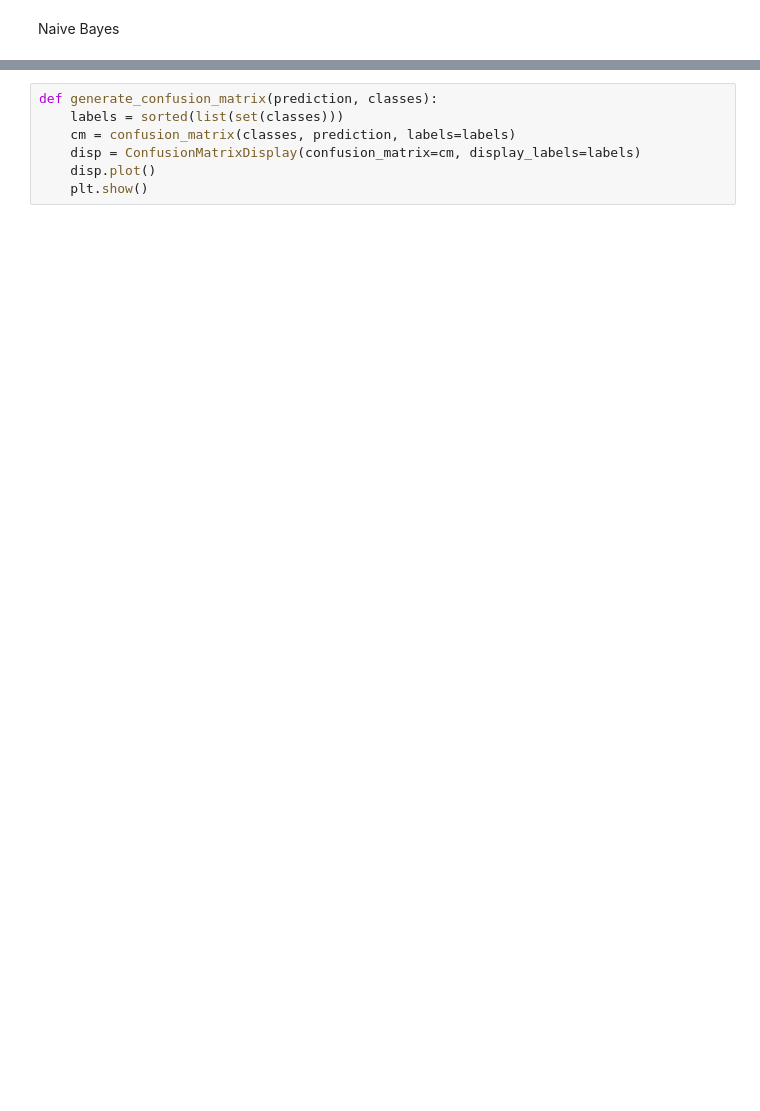
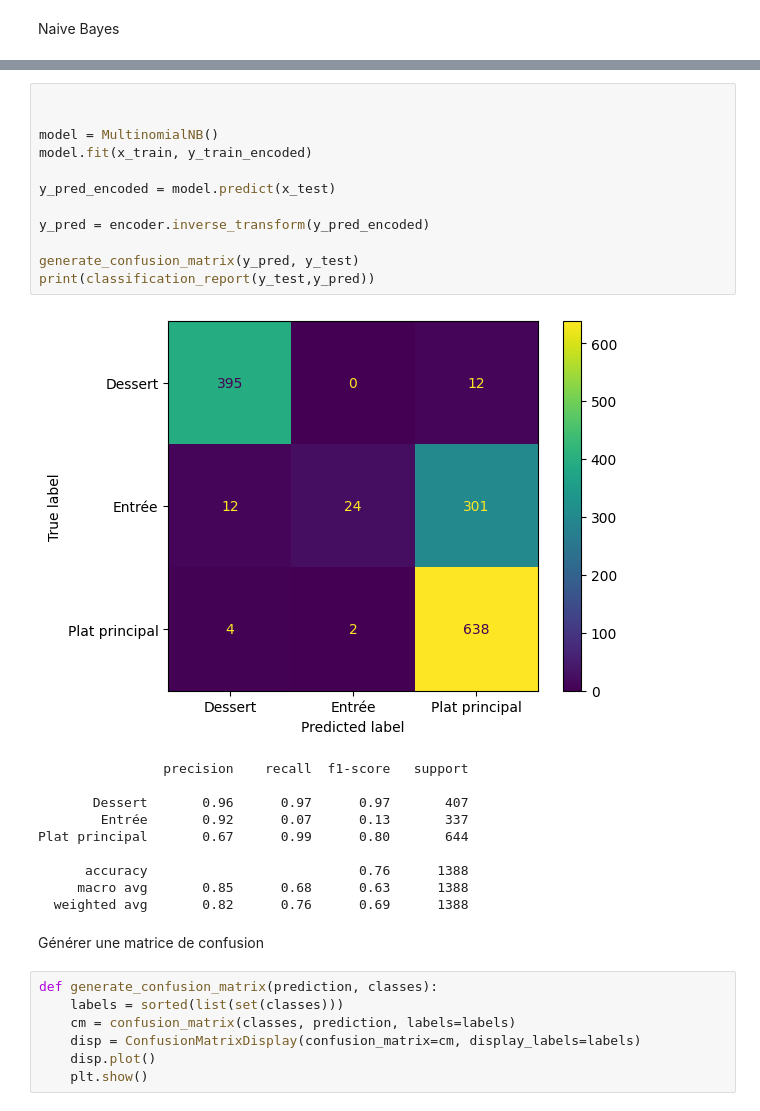
Before and after one commit to Raclax/Projet_TAL_marie_clara, a Jupyter notebook: src/traininf_nb.ipynb, the cells around one changed output, grey strips where cells are left out. Drawn from its saved outputs; the diff is of its cells as text; blank space fills up the shorter version.

```diff
--- a/src/traininf_nb.ipynb
+++ b/src/traininf_nb.ipynb
@@ -134,3 +181,28 @@ def naive_bayes(matrix, classes):
+# %%
+
+
+model = MultinomialNB()
+model.fit(x_train, y_train_encoded)
+
+y_pred_encoded = model.predict(x_test)
+
+y_pred = encoder.inverse_transform(y_pred_encoded)
+
+generate_confusion_matrix(y_pred, y_test)
+print(classification_report(y_test,y_pred))
+# %% [output]
+[figure, added]
+                precision    recall  f1-score   support
+
+       Dessert       0.96      0.97      0.97       407
+        Entrée       0.92      0.07      0.13       337
+Plat principal       0.67      0.99      0.80       644
+
+      accuracy                           0.76      1388
+     macro avg       0.85      0.68      0.63      1388
+  weighted avg       0.82      0.76      0.69      1388
+# %% [markdown]
+Générer une matrice de confusion
 # %%
 def generate_confusion_matrix(prediction, classes):
     labels = sorted(list(set(classes)))
```
Also changed, not shown: parts of 12 cells of this notebook.
